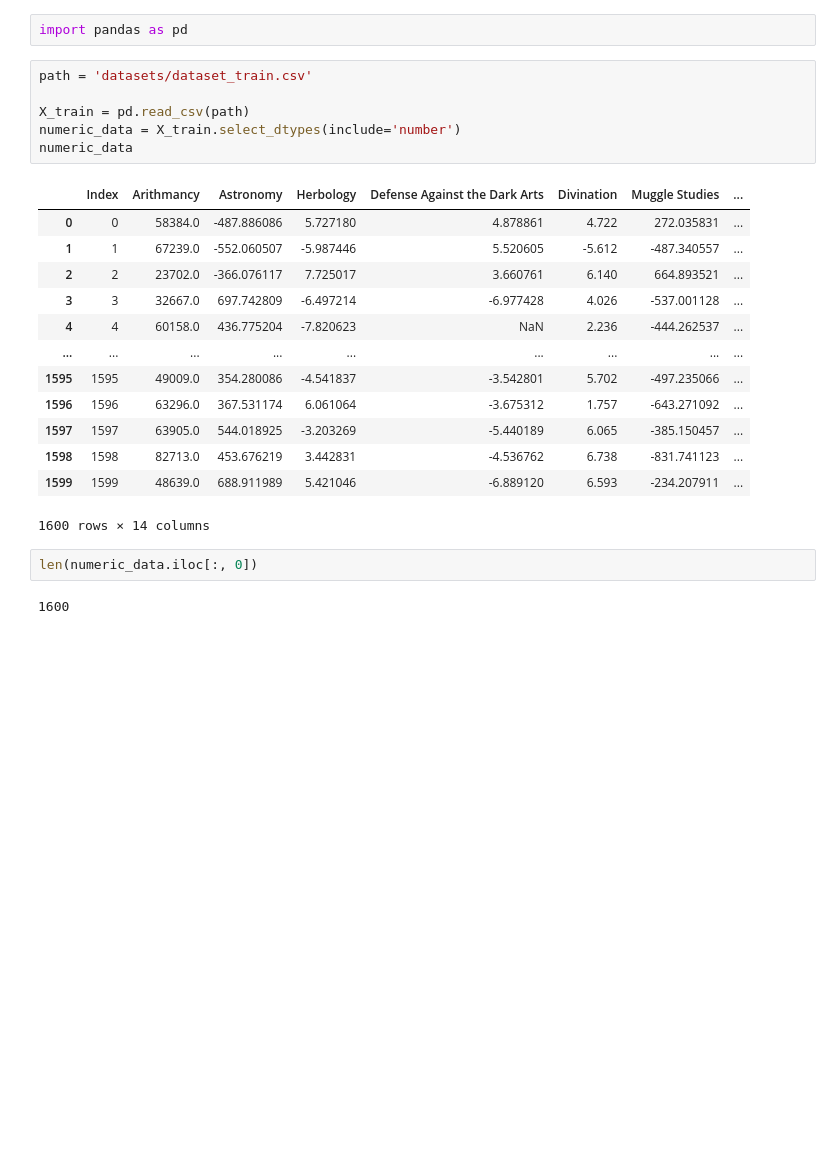
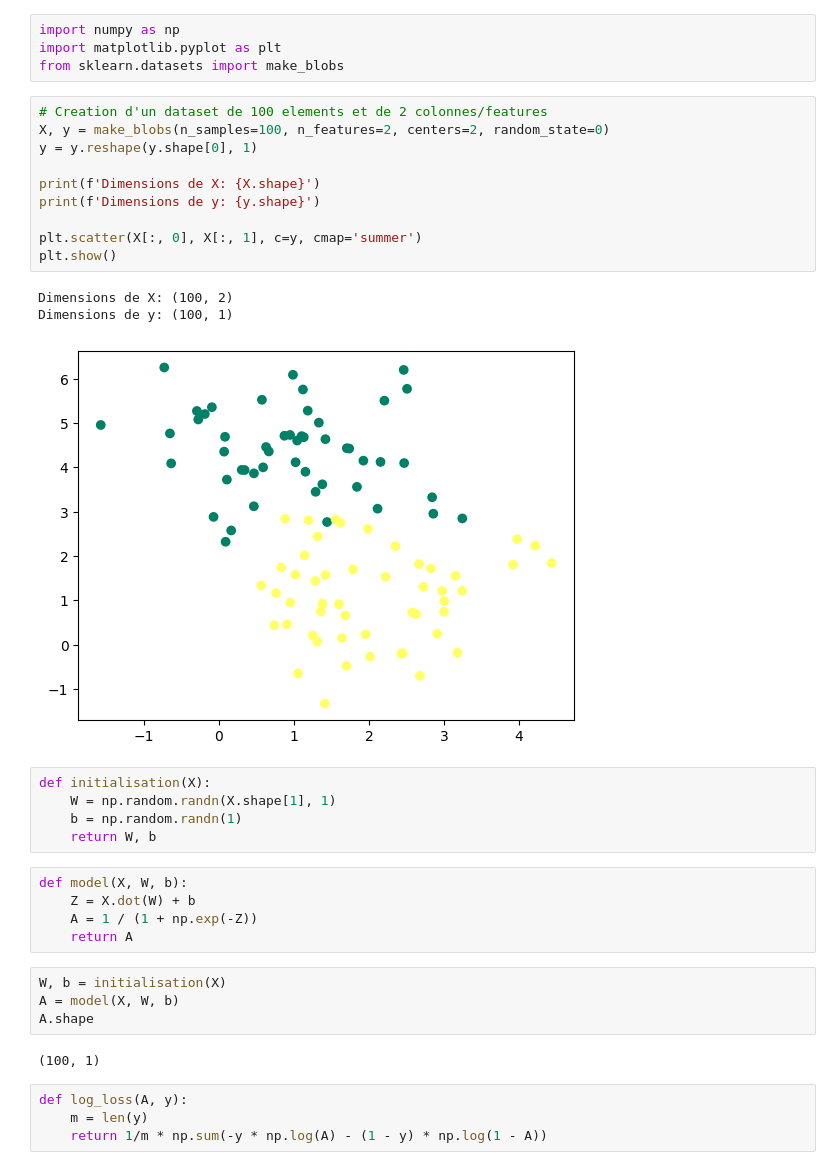
Before and after one commit to DoDesCadeaux/dslr, a Jupyter notebook: testing.ipynb, the cells around one changed output. Drawn from its saved outputs; the diff is of its cells as text; blank space fills up the shorter version.

```diff
--- a/testing.ipynb
+++ b/testing.ipynb
@@ -1,26 +1,38 @@
-# %%
-import pandas as pd
-# %%
-path = 'datasets/dataset_train.csv'
-
-X_train = pd.read_csv(path)
-numeric_data = X_train.select_dtypes(include='number')
-numeric_data
-# %% [output]
-|  | Index | Arithmancy | Astronomy | Herbology | Defense Against the Dark Arts | Divination | Muggle Studies | ... |
-| 0 | 0 | 58384.0 | -487.886086 | 5.727180 | 4.878861 | 4.722 | 272.035831 | ... |
-| 1 | 1 | 67239.0 | -552.060507 | -5.987446 | 5.520605 | -5.612 | -487.340557 | ... |
-| 2 | 2 | 23702.0 | -366.076117 | 7.725017 | 3.660761 | 6.140 | 664.893521 | ... |
-| 3 | 3 | 32667.0 | 697.742809 | -6.497214 | -6.977428 | 4.026 | -537.001128 | ... |
-| 4 | 4 | 60158.0 | 436.775204 | -7.820623 | NaN | 2.236 | -444.262537 | ... |
-| ... | ... | ... | ... | ... | ... | ... | ... | ... |
-| 1595 | 1595 | 49009.0 | 354.280086 | -4.541837 | -3.542801 | 5.702 | -497.235066 | ... |
-| 1596 | 1596 | 63296.0 | 367.531174 | 6.061064 | -3.675312 | 1.757 | -643.271092 | ... |
-| 1597 | 1597 | 63905.0 | 544.018925 | -3.203269 | -5.440189 | 6.065 | -385.150457 | ... |
-| 1598 | 1598 | 82713.0 | 453.676219 | 3.442831 | -4.536762 | 6.738 | -831.741123 | ... |
-| 1599 | 1599 | 48639.0 | 688.911989 | 5.421046 | -6.889120 | 6.593 | -234.207911 | ... |
-1600 rows × 14 columns
-# %%
-len(numeric_data.iloc[:, 0])
-# %% [output]
-1600
+# %%
+import numpy as np
+import matplotlib.pyplot as plt
+from sklearn.datasets import make_blobs
+# %%
+# Creation d'un dataset de 100 elements et de 2 colonnes/features
+X, y = make_blobs(n_samples=100, n_features=2, centers=2, random_state=0)
+y = y.reshape(y.shape[0], 1)
+
+print(f'Dimensions de X: {X.shape}')
+print(f'Dimensions de y: {y.shape}')
+
+plt.scatter(X[:, 0], X[:, 1], c=y, cmap='summer')
+plt.show()
+# %% [output]
+Dimensions de X: (100, 2)
+Dimensions de y: (100, 1)
+[figure, added]
+# %%
+def initialisation(X):
+	W = np.random.randn(X.shape[1], 1)
+	b = np.random.randn(1)
+	return W, b
+# %%
+def model(X, W, b):
+	Z = X.dot(W) + b
+	A = 1 / (1 + np.exp(-Z))
+	return A
+# %%
+W, b = initialisation(X)
+A = model(X, W, b)
+A.shape
+# %% [output]
+(100, 1)
+# %%
+def log_loss(A, y):
+	m = len(y)
+	return 1/m * np.sum(-y * np.log(A) - (1 - y) * np.log(1 - A))
```
Also changed, not shown: parts of 9 cells of this notebook.
